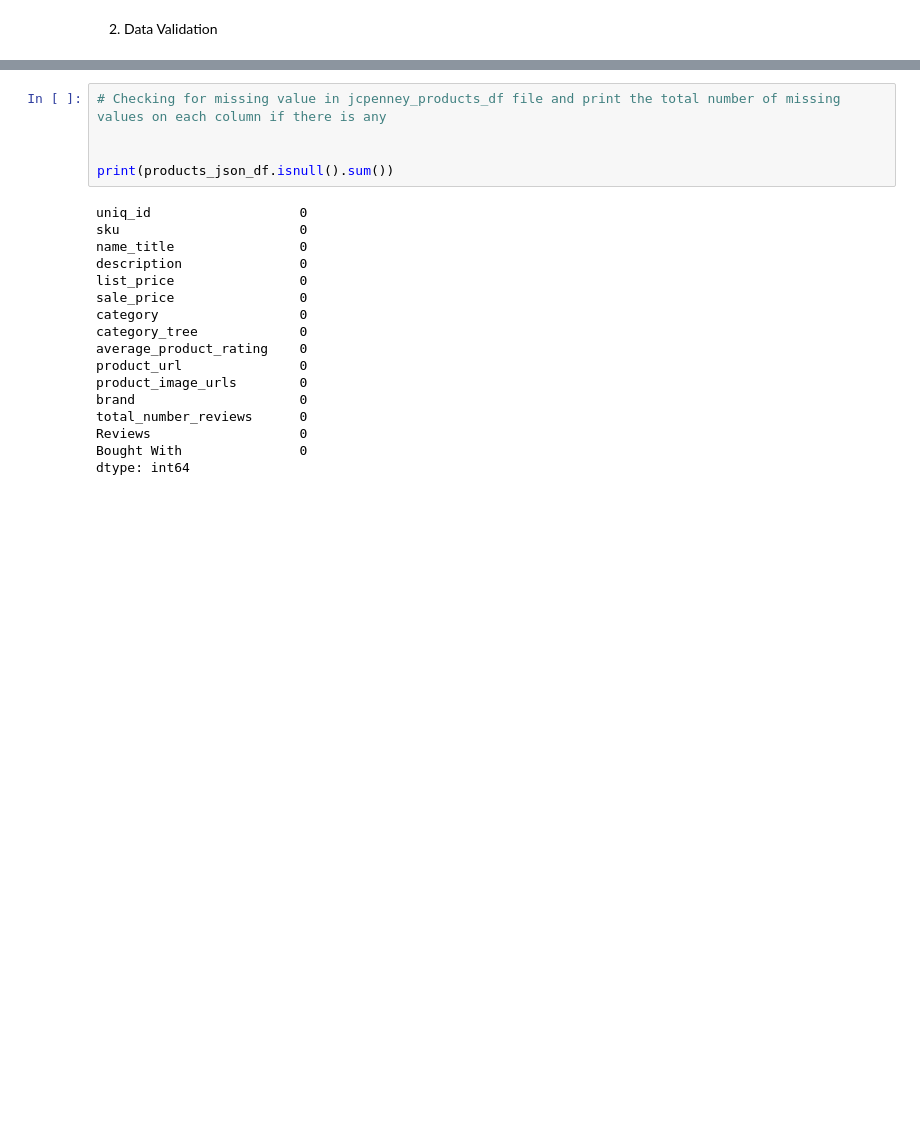
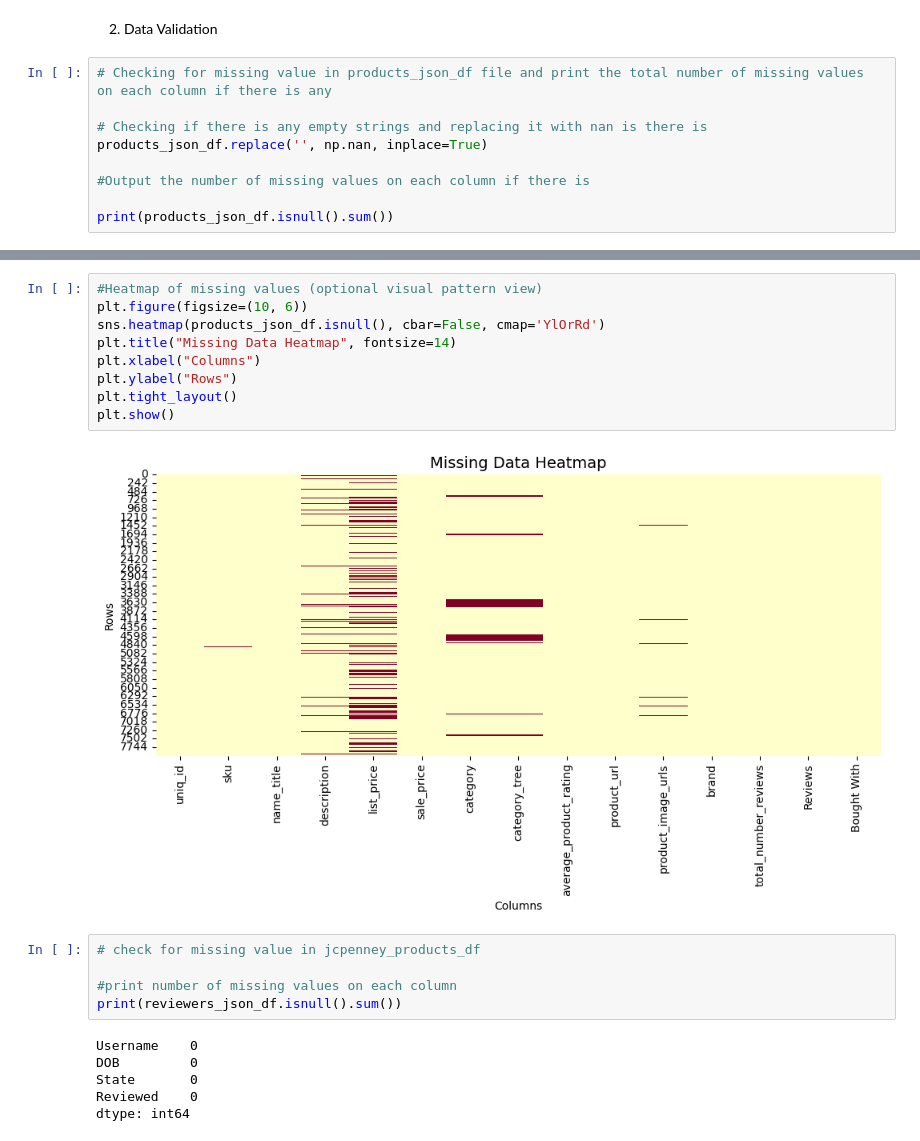
Before and after one commit to philipoladimeji/BD2-JCPenney-Project, a Jupyter notebook: BD2_Assignment_2.ipynb, the cells around one changed output, grey strips where cells are left out. Saved outputs shown, nothing was run; the diff lists cells and outputs as text; blank space fills up the shorter version.

Commit message:
Data Validation

```diff
--- a/BD2_Assignment_2.ipynb
+++ b/BD2_Assignment_2.ipynb
@@ -355,3 +356,12 @@ users_csv_df.columns
 Index(['Username', 'DOB', 'State'], dtype='object')
 # %% [markdown]
 2. Data Validation
+# %%
+# Checking for missing value in products_json_df file and print the total number of missing values on each column if there is any
+
+# Checking if there is any empty strings and replacing it with nan is there is
+products_json_df.replace('', np.nan, inplace=True)
+
+#Output the number of missing values on each column if there is
+
+print(products_json_df.isnull().sum())
@@ -358,22 +385,22 @@ Index(['Username', 'DOB', 'State'], dtype='object')
+# %%
+#Heatmap of missing values (optional visual pattern view)
+plt.figure(figsize=(10, 6))
+sns.heatmap(products_json_df.isnull(), cbar=False, cmap='YlOrRd')
+plt.title("Missing Data Heatmap", fontsize=14)
+plt.xlabel("Columns")
+plt.ylabel("Rows")
+plt.tight_layout()
+plt.show()
+# %% [output]
+[figure, added]
 # %%
-# Checking for missing value in jcpenney_products_df file and print the total number of missing values on each column if there is any
+# check for missing value in jcpenney_products_df
 
-
-print(products_json_df.isnull().sum())
+#print number of missing values on each column
+print(reviewers_json_df.isnull().sum())
 # %% [output]
-uniq_id                   0
-sku                       0
-name_title                0
-description               0
-list_price                0
-sale_price                0
-category                  0
-category_tree             0
-average_product_rating    0
-product_url               0
-product_image_urls        0
-brand                     0
-total_number_reviews      0
-Reviews                   0
-Bought With               0
+Username    0
+DOB         0
+State       0
+Reviewed    0
 dtype: int64
```
Also changed, not shown: parts of 14 cells of this notebook.
